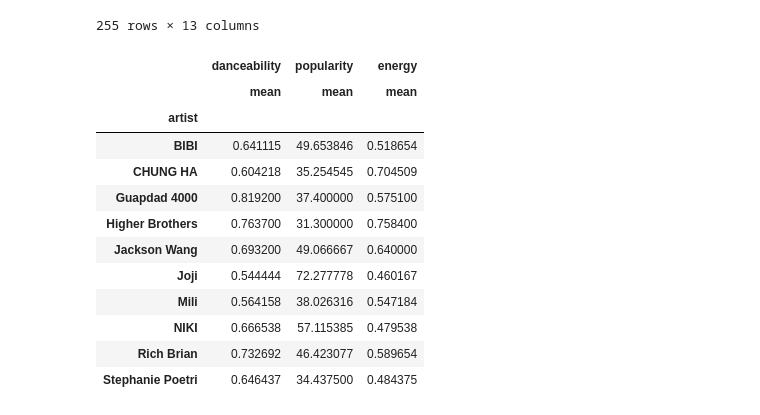
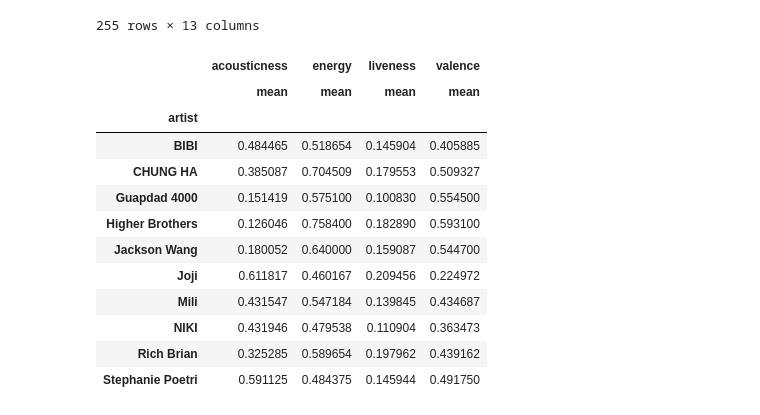
Before and after one commit to jeugenio103/Project-3, a Jupyter notebook: 88RisingArtists/CleanseToDB.ipynb, the cells around one changed output. Cells and saved outputs as stored; diff of their text form; code cells hidden in the pictures.

```diff
--- a/88RisingArtists/CleanseToDB.ipynb
+++ b/88RisingArtists/CleanseToDB.ipynb
@@ -89,21 +89,23 @@ new_88df
 | 254 | Paranoia | AM:PM | Stephanie Poetri | [Stephanie Poetri] | 2021-03-12 | 176080 | 24 | 0.34800 | ... |
 255 rows × 13 columns
 # %%
-overall_stats = new_88df.groupby('artist').agg({'danceability': ['mean'],
-                                             'popularity': ['mean'],
-                                             'energy': ['mean'] })
+overall_stats = new_88df.groupby('artist').agg({'acousticness': ['mean'],
+                                             'energy': ['mean'],
+                                             'liveness': ['mean'],
+                                             'valence': ['mean'],
+                                              })
 overall_stats
 # %% [output]
-|  | danceability | popularity | energy |
-|  | mean | mean | mean |
-| artist |  |  |  |
-| BIBI | 0.641115 | 49.653846 | 0.518654 |
-| CHUNG HA | 0.604218 | 35.254545 | 0.704509 |
-| Guapdad 4000 | 0.819200 | 37.400000 | 0.575100 |
-| Higher Brothers | 0.763700 | 31.300000 | 0.758400 |
-| Jackson Wang | 0.693200 | 49.066667 | 0.640000 |
-| Joji | 0.544444 | 72.277778 | 0.460167 |
-| Mili | 0.564158 | 38.026316 | 0.547184 |
-| NIKI | 0.666538 | 57.115385 | 0.479538 |
-| Rich Brian | 0.732692 | 46.423077 | 0.589654 |
-| Stephanie Poetri | 0.646437 | 34.437500 | 0.484375 |
+|  | acousticness | energy | liveness | valence |
+|  | mean | mean | mean | mean |
+| artist |  |  |  |  |
+| BIBI | 0.484465 | 0.518654 | 0.145904 | 0.405885 |
+| CHUNG HA | 0.385087 | 0.704509 | 0.179553 | 0.509327 |
+| Guapdad 4000 | 0.151419 | 0.575100 | 0.100830 | 0.554500 |
+| Higher Brothers | 0.126046 | 0.758400 | 0.182890 | 0.593100 |
+| Jackson Wang | 0.180052 | 0.640000 | 0.159087 | 0.544700 |
+| Joji | 0.611817 | 0.460167 | 0.209456 | 0.224972 |
+| Mili | 0.431547 | 0.547184 | 0.139845 | 0.434687 |
+| NIKI | 0.431946 | 0.479538 | 0.110904 | 0.363473 |
+| Rich Brian | 0.325285 | 0.589654 | 0.197962 | 0.439162 |
+| Stephanie Poetri | 0.591125 | 0.484375 | 0.145944 | 0.491750 |
```
Also changed, not shown: parts of 5 cells of this notebook, 3 other files.
